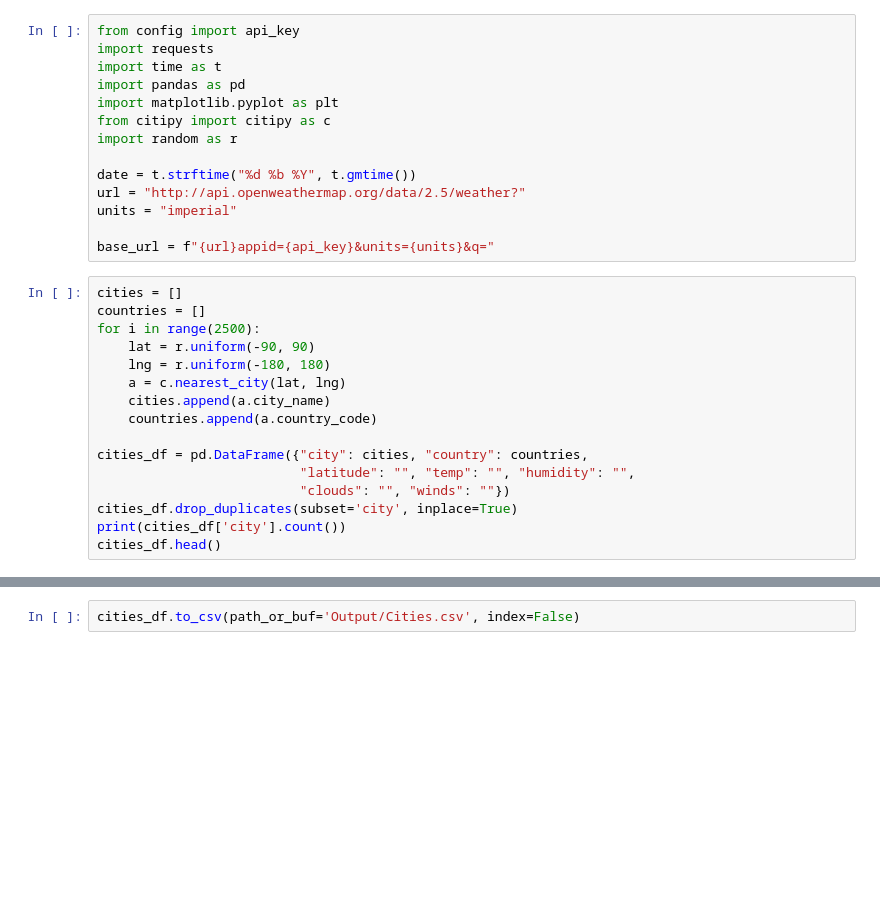
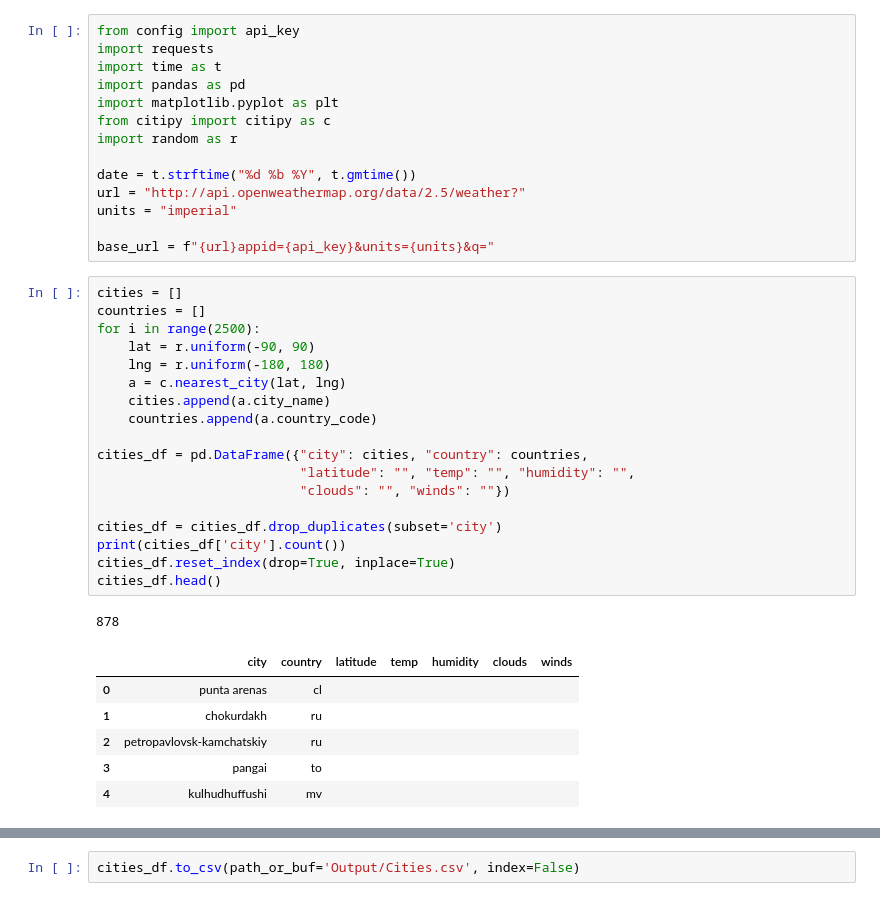
Before and after one commit to jd-stubbs/WeatherPy, a Jupyter notebook: WeatherPy.ipynb, the cells around one changed output, grey strips where cells are left out. Cells and saved outputs as stored; diff of their text form; blank space fills up the shorter version.

```diff
--- a/WeatherPy.ipynb
+++ b/WeatherPy.ipynb
@@ -15,19 +22,29 @@ base_url = f"{url}appid={api_key}&units={units}&q="
 # %%
 cities = []
 countries = []
 for i in range(2500):
     lat = r.uniform(-90, 90)
     lng = r.uniform(-180, 180)
     a = c.nearest_city(lat, lng)
     cities.append(a.city_name)
     countries.append(a.country_code)
 
 cities_df = pd.DataFrame({"city": cities, "country": countries,
                           "latitude": "", "temp": "", "humidity": "",
                           "clouds": "", "winds": ""})
-cities_df.drop_duplicates(subset='city', inplace=True)
+
+cities_df = cities_df.drop_duplicates(subset='city')
 print(cities_df['city'].count())
+cities_df.reset_index(drop=True, inplace=True)
 cities_df.head()
+# %% [output]
+878
+|  | city | country | latitude | temp | humidity | clouds | winds |
+| 0 | punta arenas | cl |  |  |  |  |  |
+| 1 | chokurdakh | ru |  |  |  |  |  |
+| 2 | petropavlovsk-kamchatskiy | ru |  |  |  |  |  |
+| 3 | pangai | to |  |  |  |  |  |
+| 4 | kulhudhuffushi | mv |  |  |  |  |  |
 # %%
 for i, row in cities_df.iterrows():
     query_url = f"{base_url}{row['city']},{row['country']}"
```
Also changed, not shown: parts of 8 cells of this notebook, 6 other files.
